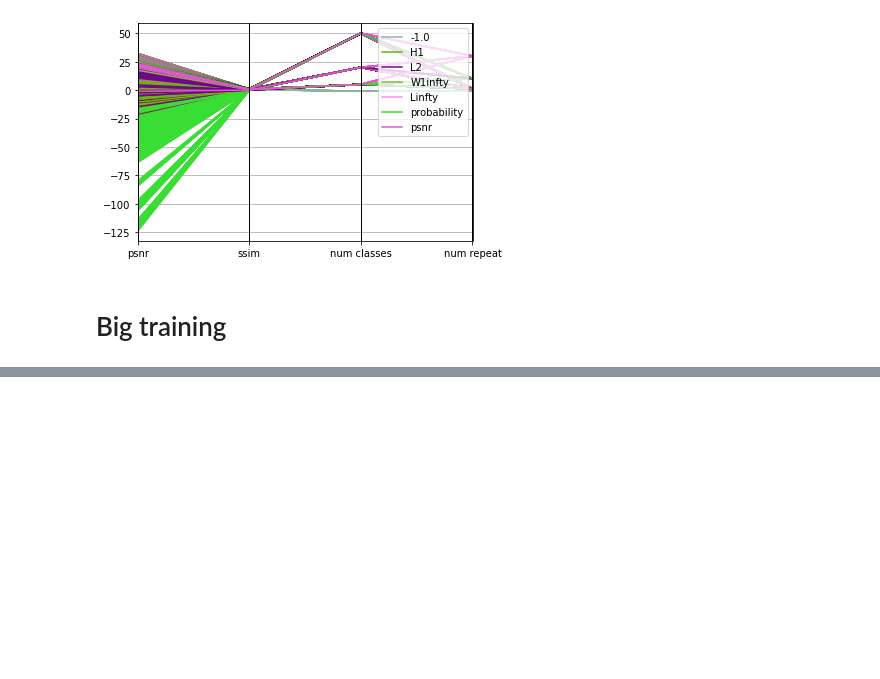
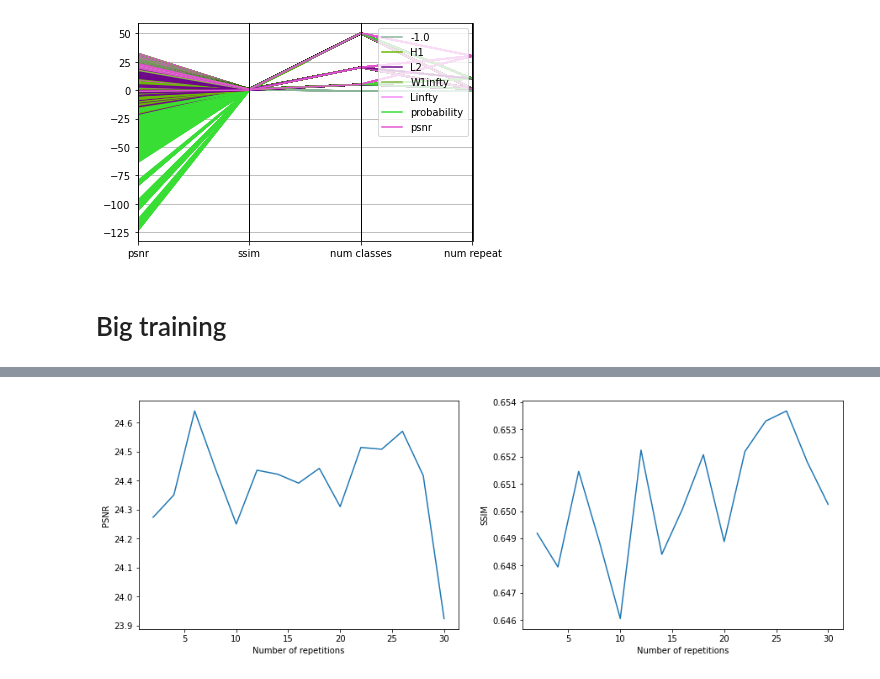
Before and after one commit to erjel/ortega_master_thesis, a Jupyter notebook: 7_apr/general/comparing.ipynb, the cells around one changed output, grey strips where cells are left out. Drawn from its saved outputs; the diff is of its cells as text; code cells hidden in the pictures; blank space fills up the shorter version.

```diff
--- a/7_apr/general/comparing.ipynb
+++ b/7_apr/general/comparing.ipynb
@@ -500,6 +533,7 @@ for var in tqdm(np.arange(10,55,2.5)):
 # %%
 df = pd.DataFrame(np.array(df),columns=['architecture','loss','num classes','num repeat','degree','factor','variance',
                                        'psnr','psnr std','ssim','ssim std'])
+"""
 df = df.replace('nan',0)
 df['variance'] = pd.to_numeric(df['variance'])
 df['psnr'] = pd.to_numeric(df['psnr'])
@@ -510,5 +544,7 @@ df['num classes'] = pd.to_numeric(df['num classes'])
 df['num repeat'] = pd.to_numeric(df['num repeat'])
 df['degree'] = pd.to_numeric(df['degree'])
 df['factor'] = pd.to_numeric(df['factor'])
+"""
 
-df.to_csv('./general_comparison_big.csv',index=False)
+#df.to_csv('./general_comparison_big.csv',index=False)
+df = pd.read_csv('./general_comparison_big.csv')
@@ -558,0 +828,14 @@ for var in tqdm(np.arange(10,55,2.5)):
+# %%
+X = nn.groupby(['num repeat']).mean().reset_index()[['num repeat','psnr','ssim']].values.T
+plt.figure(figsize=(15,5))
+plt.subplot(121)
+plt.plot(X[0],X[1])
+plt.xlabel('Number of repetitions')
+plt.ylabel('PSNR')
+plt.subplot(122)
+plt.plot(X[0],X[2])
+plt.xlabel('Number of repetitions')
+plt.ylabel('SSIM')
+plt.show()
+# %% [output]
+[figure, added]
```
Also changed, not shown: parts of 39 cells of this notebook, 29 other files.
